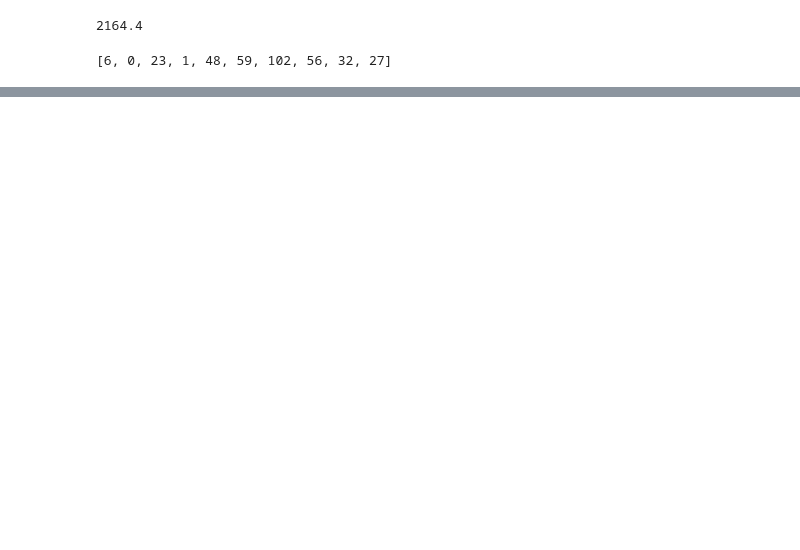
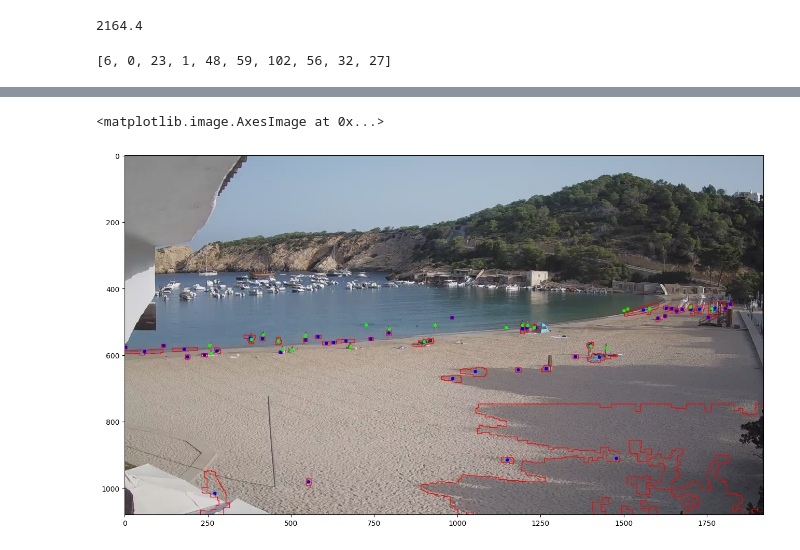
Before and after one commit to JoanJosepOB/BeachCrowdCounting, a Jupyter notebook: fullcode.ipynb, the cells around one changed output, grey strips where cells are left out. Drawn from its saved outputs; the diff is of its cells as text; code cells hidden in the pictures; blank space fills up the shorter version.

```diff
--- a/fullcode.ipynb
+++ b/fullcode.ipynb
@@ -370,7 +370,7 @@ def compute_centroids(bin_img):
             # Avoid division by zero if the area is zero
             centroid_x, centroid_y = 0, 0
 
-        centroids.append([centroid_x,centroid_y])
+        centroids.append([centroid_x,centroid_y + 440])
 
     return centroids
 # %% [markdown]
@@ -459,3 +451,22 @@ for i in range(len(num_detections)):
 errors
 # %% [output]
 [6, 0, 23, 1, 48, 59, 102, 56, 32, 27]
+# %%
+treshold = 15
+
+scores = []
+
+for idx, image in enumerate(gt_count["Image"].tolist()):
+    predict_ = centroids_result[idx]
+    if image not in np.unique(gt_positions["Image"]):
+        scores.append(0)
+        continue
+
+    gt_ = gt_positions[gt_positions["Image"] == image][["X","Y"]].values.tolist()
+
+    nbrs = NearestNeighbors(n_neighbors=1).fit(gt_)
+    distances, indices = nbrs.kneighbors(predict_)
+
+    scores.append(np.sum(distances < treshold) / len(predict_))
+
+scores
@@ -461,0 +484,25 @@ errors
+# %%
+detections_vs_gt = []
+
+for idx, image in enumerate(gt_count["Image"].tolist()):
+    predict_ = centroids_result[idx]
+    canvas = results_combined[idx].copy()
+
+    for cent in predict_:
+        cv2.circle(canvas, (cent[0], cent[1]), 5, (0, 0, 255), -1)
+
+    if image not in np.unique(gt_positions["Image"]):
+        detections_vs_gt.append(canvas)
+        continue
+
+    gt_ = gt_positions[gt_positions["Image"] == image][["X","Y"]].values.tolist()
+
+    for cent in gt_:
+        cv2.circle(canvas, (cent[0], cent[1]), 5, (0, 255, 0), -1)
+
+    detections_vs_gt.append(canvas)
+# %%
+plt.imshow(detections_vs_gt[2])
+# %% [output]
+<matplotlib.image.AxesImage at 0x...>
+[figure, added]
```
Also changed, not shown: parts of 6 cells of this notebook.
